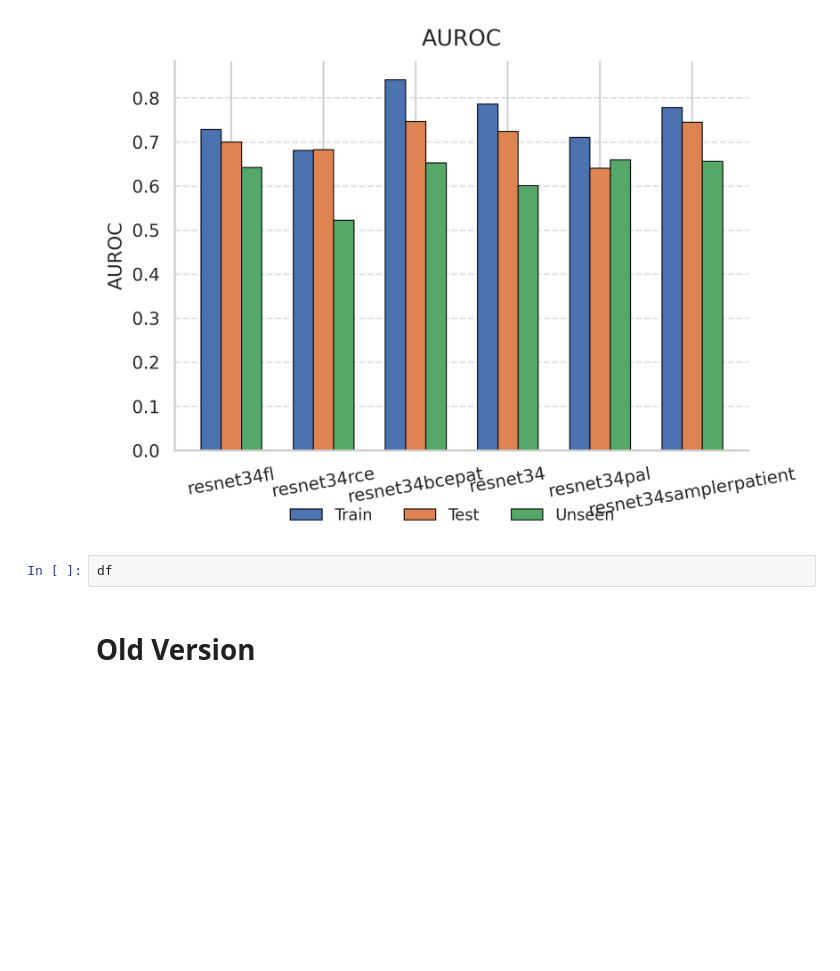
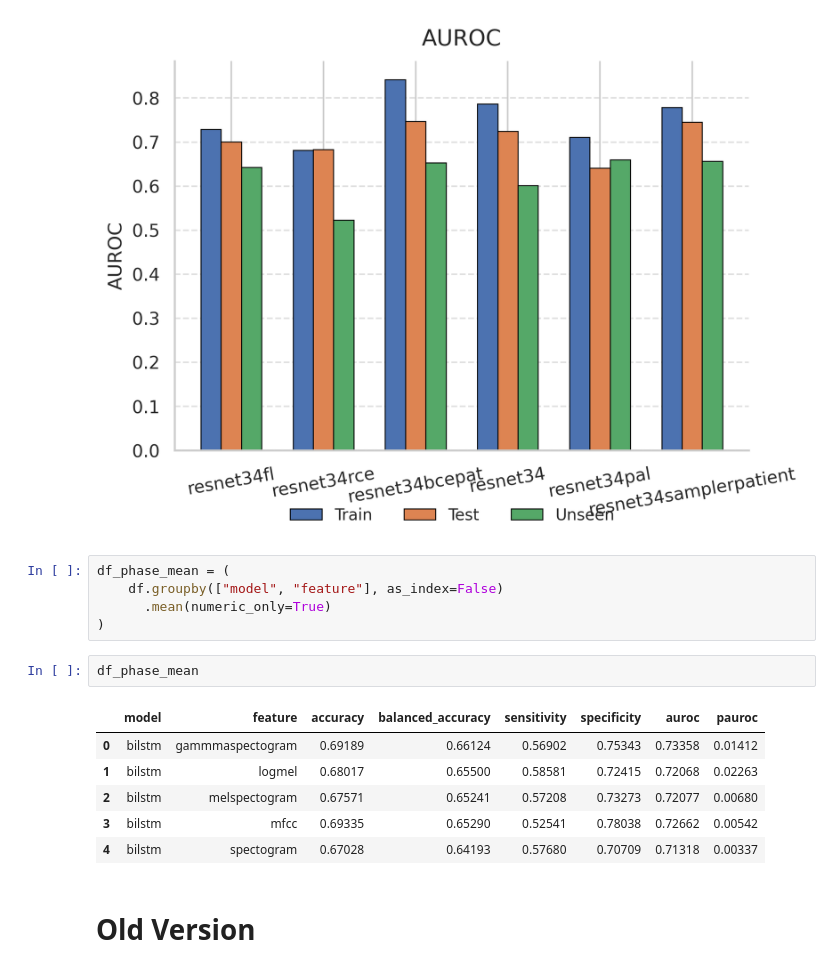
Before and after one commit to arkiven4/NXSCough, a Jupyter notebook: notebooks/compare_resultlogs.ipynb, the cells around one changed output. Drawn from its saved outputs; the diff is of its cells as text; blank space fills up the shorter version.

```diff
--- a/notebooks/compare_resultlogs.ipynb
+++ b/notebooks/compare_resultlogs.ipynb
@@ -307,8 +308,20 @@ for metric, metric_label in metrics.items():
 [figure]
 [figure]
 [figure]
+# %%
+df_phase_mean = (
+    df.groupby(["model", "feature"], as_index=False)
+      .mean(numeric_only=True)
+)
 # %%
-df
+df_phase_mean
+# %% [output]
+|  | model | feature | accuracy | balanced_accuracy | sensitivity | specificity | auroc | pauroc |
+| 0 | bilstm | gammmaspectogram | 0.69189 | 0.66124 | 0.56902 | 0.75343 | 0.73358 | 0.01412 |
+| 1 | bilstm | logmel | 0.68017 | 0.65500 | 0.58581 | 0.72415 | 0.72068 | 0.02263 |
+| 2 | bilstm | melspectogram | 0.67571 | 0.65241 | 0.57208 | 0.73273 | 0.72077 | 0.00680 |
+| 3 | bilstm | mfcc | 0.69335 | 0.65290 | 0.52541 | 0.78038 | 0.72662 | 0.00542 |
+| 4 | bilstm | spectogram | 0.67028 | 0.64193 | 0.57680 | 0.70709 | 0.71318 | 0.00337 |
 # %% [markdown]
 # Old Version
 # %%
```
Also changed, not shown: parts of 2 cells of this notebook, 11 other files.
